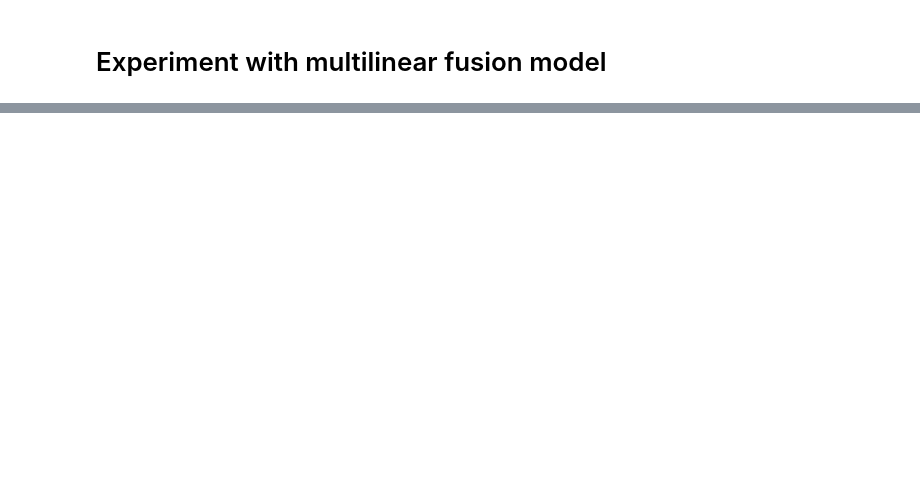
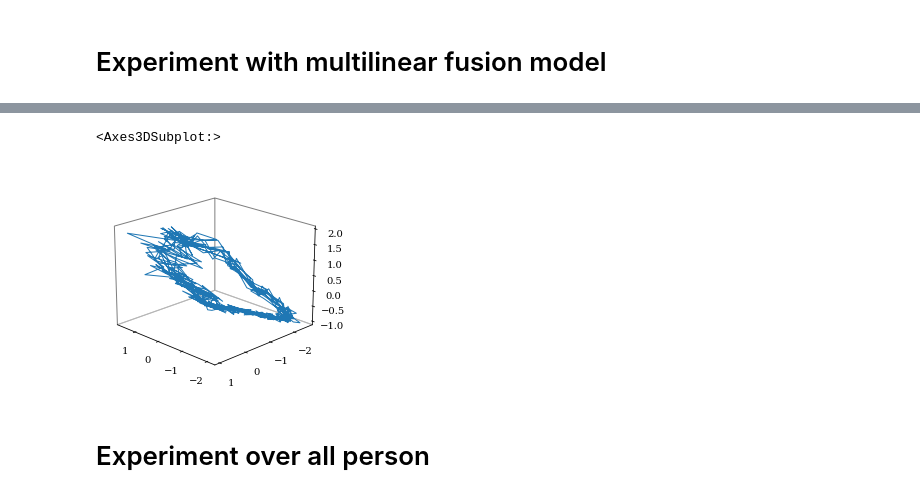
Before and after one commit to Denis-Tihonov/tensor-dynamic-univariate-ts-pytorch, a Jupyter notebook: notebook/2_tensor_nn_autoencoder.ipynb, the cells around one changed output, grey strips where cells are left out. Cells and saved outputs as stored; diff of their text form; code cells hidden in the pictures; blank space fills up the shorter version.

```diff
--- a/notebook/2_tensor_nn_autoencoder.ipynb
+++ b/notebook/2_tensor_nn_autoencoder.ipynb
@@ -209,16 +227,0 @@ MultilinearEmbeddingFusion(x_dims, rank, attractor_dim)
-# %%
-def fit_torch_model(npa_Xs, attractor_dim, model):
-    optimizer = optim.Adam(model.parameters())
-    epoch = 1000
-    loss_function = nn.MSELoss()
-    ta_Xs = [torch.from_numpy(x).to(torch.float) for x in npa_Xs]
-    for i in range(epoch):
-        loss = 0
-        optimizer.zero_grad()
-        ta_Xs_rec = model(ta_Xs)
-        for X, X_rec in zip(ta_Xs, ta_Xs_rec):
-            loss += loss_function(X, X_rec)
-        loss.backward()
-        optimizer.step()
-    model.eval()
-    return model
@@ -238,3 +339,14 @@ def make_ts(person, activity):
+# %%
+model_3 = MultilinearHiddenPhaseAE(x_dims, rank, attractor_dim)
+model_3 = fit_torch_model(Xs, model_3)
+# %%
+S = model_3.transform(Xs)
+plot_phase_trajectory(S[:500,:])
+# %% [output]
+<Axes3DSubplot:>
+[figure, added]
+# %% [markdown]
+# Experiment over all person
 # %%
 def make_experiment_xy_z(activity, lag):
     result_tables_model_names = [
```
Also changed, not shown: parts of 31 cells of this notebook.
